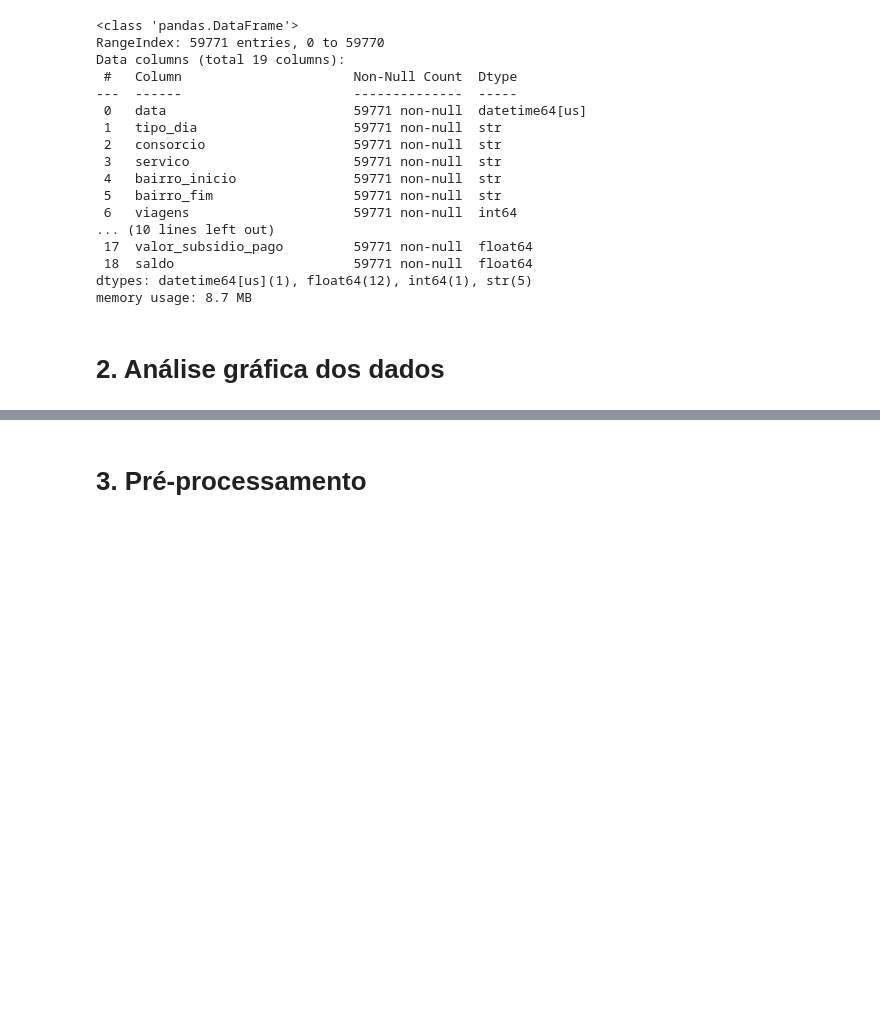
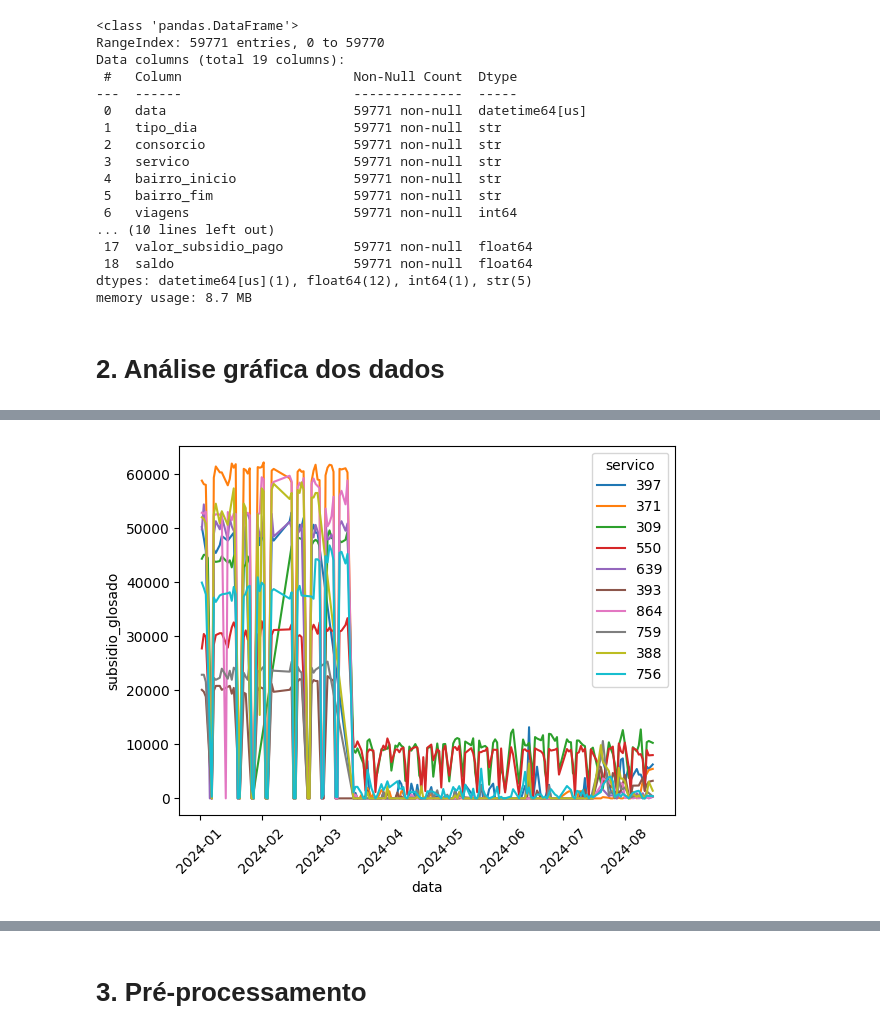
Before and after one commit to AntonioNazar/PS-2026.1, a Jupyter notebook: analise_faturamento_km.ipynb, the cells around one changed output, grey strips where cells are left out. Saved outputs shown, nothing was run; the diff lists cells and outputs as text; code cells hidden in the pictures; blank space fills up the shorter version.

Commit message:
ADD: Adição de gráfico de subsídios glosados e ônibus fantasmas

```diff
--- a/analise_faturamento_km.ipynb
+++ b/analise_faturamento_km.ipynb
@@ -166,0 +184,20 @@ plt.show()
+# %%
+# Calcula o total do saldo por serviço
+total_subsidio_glosado = df_final.groupby('servico')['subsidio_glosado'].sum()
+
+# Pega os índices dos 5 maiores serviços lucrativos
+top5 = total_subsidio_glosado.nlargest(5).index
+
+selecionar_servicos = list(top5) + list(worst5)
+
+# Filtra o dataset apenas para mostrar esses serviços
+df_final_maiores_subsidios_glosados = df_final[df_final['servico'].isin(selecionar_servicos)]
+# %%
+df_final_maiores_subsidios_glosados['data'] = pd.to_datetime(df_final_maiores_subsidios_glosados['data'])
+
+sns.lineplot(data=df_final_maiores_subsidios_glosados, x='data', y='subsidio_glosado', hue='servico')
+
+plt.xticks(rotation=45)
+plt.show()
+# %% [output]
+[figure, added]
```
Also changed, not shown: parts of 9 cells of this notebook.
